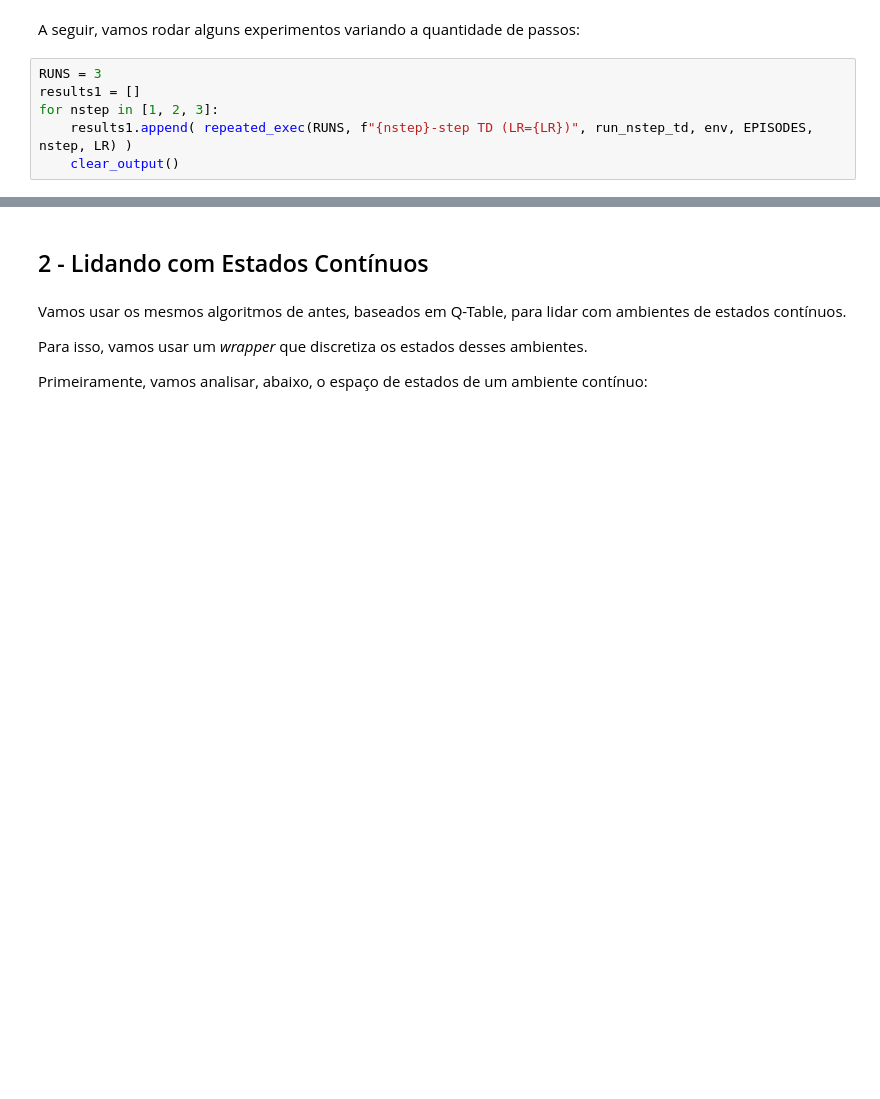
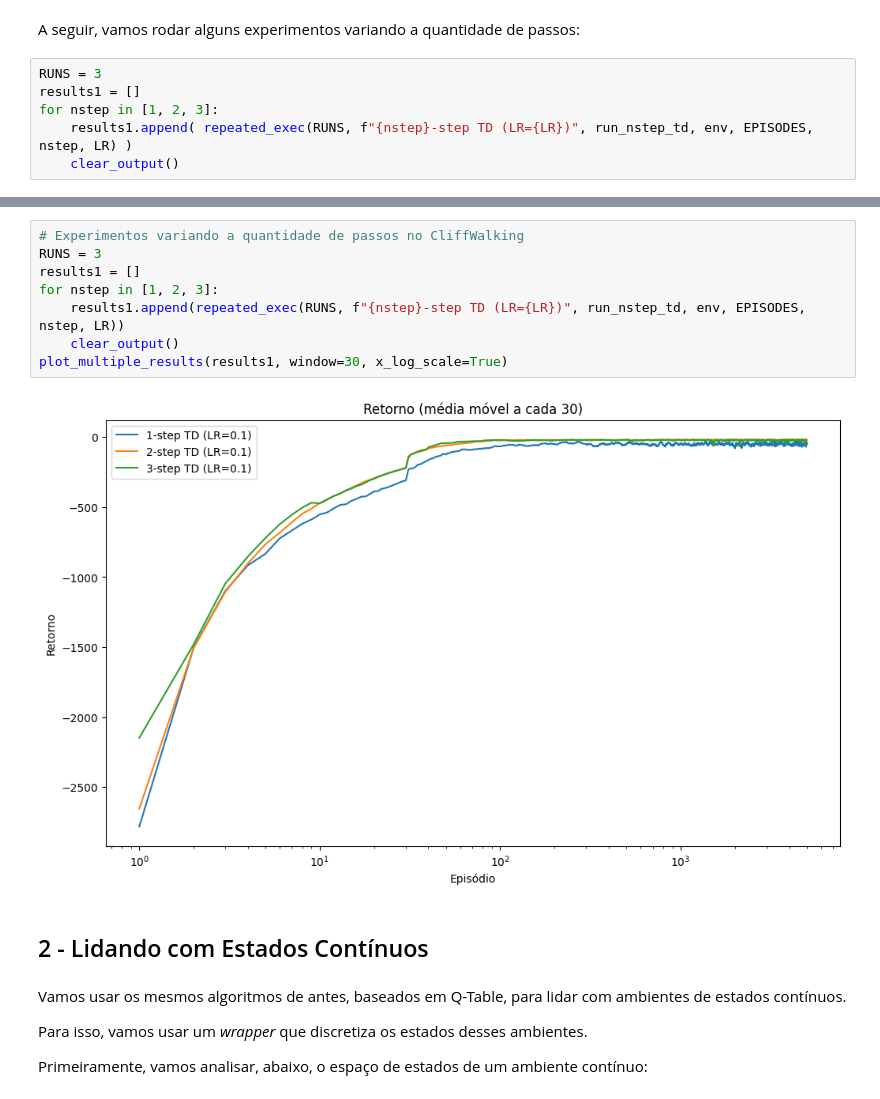
Before and after one commit to Casalbe/TD_nstep_off_policy, a Jupyter notebook: TD_nstep_off_policy.ipynb, the cells around one changed output, grey strips where cells are left out. Saved outputs shown, nothing was run; the diff lists cells and outputs as text; blank space fills up the shorter version.

```diff
--- a/TD_nstep_off_policy.ipynb
+++ b/TD_nstep_off_policy.ipynb
@@ -265,3 +319,13 @@ plot_multiple_results(results1, window=30, x_log_scale=True)
+# %%
+# Experimentos variando a quantidade de passos no CliffWalking
+RUNS = 3
+results1 = []
+for nstep in [1, 2, 3]:
+    results1.append(repeated_exec(RUNS, f"{nstep}-step TD (LR={LR})", run_nstep_td, env, EPISODES, nstep, LR))
+    clear_output()
+plot_multiple_results(results1, window=30, x_log_scale=True)
+# %% [output]
+[figure, added]
 # %% [markdown]
 ## 2 - Lidando com Estados Contínuos
 # %% [markdown]
```
Also changed, not shown: parts of 20 cells of this notebook, 1 other file.
